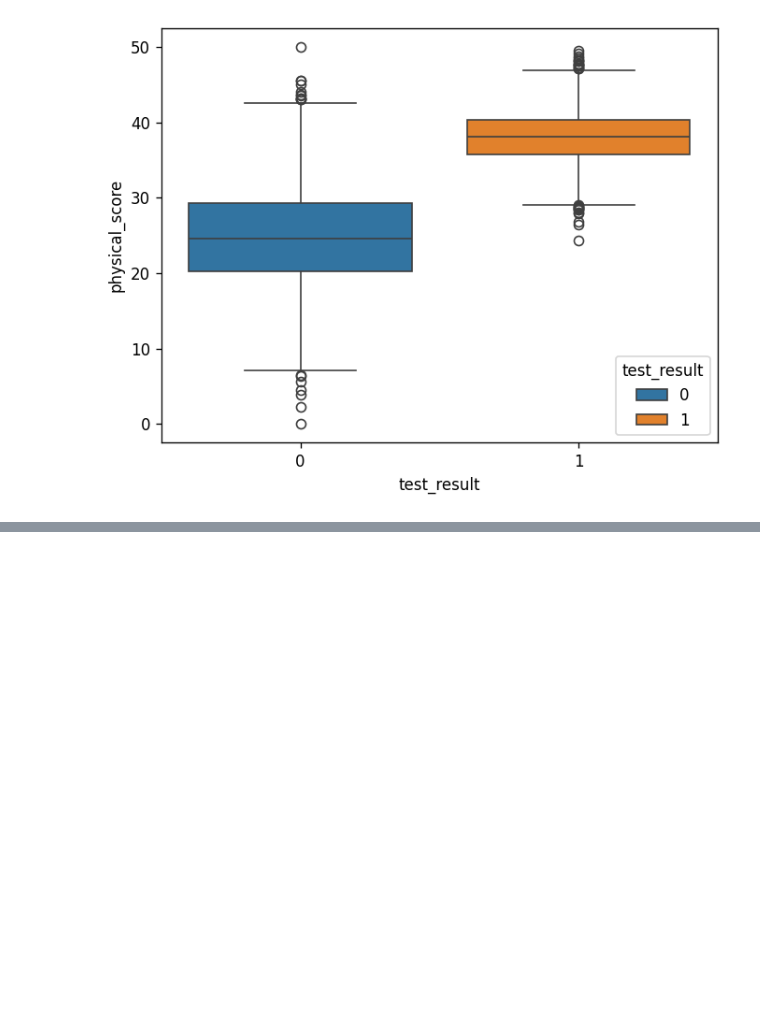
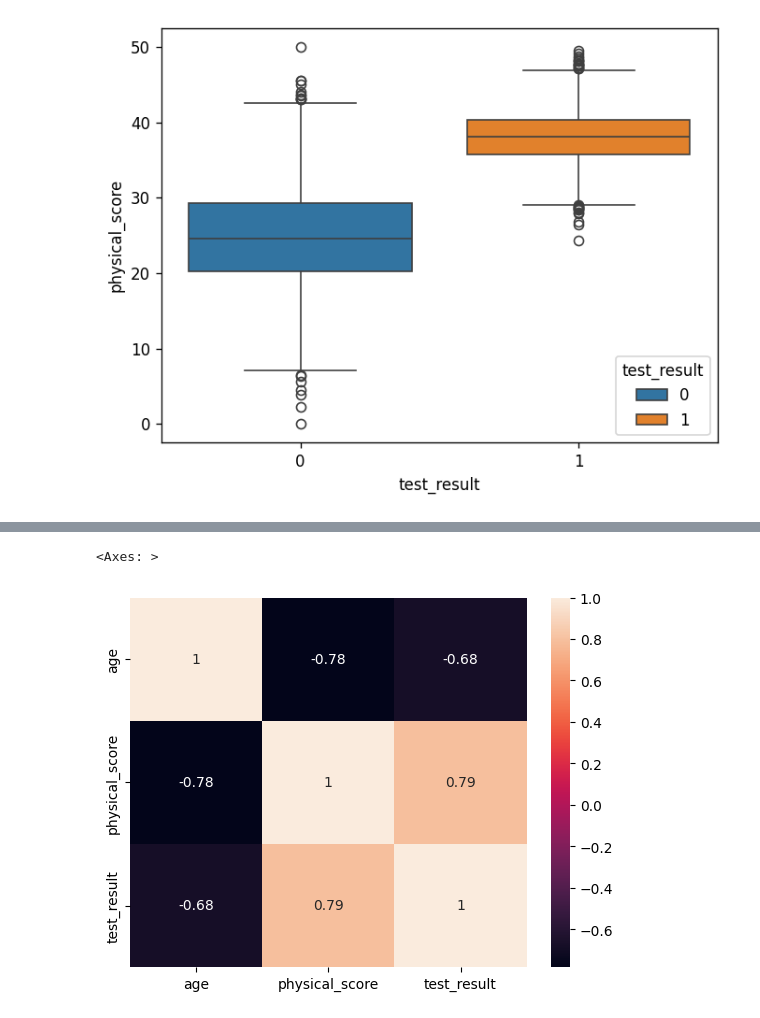
Before and after one commit to AlexTmbMifi/ML_basic, a Jupyter notebook: LogisticReg/LogisticRegAnalysis.ipynb, the cells around one changed output, grey strips where cells are left out. Drawn from its saved outputs; the diff is of its cells as text; code cells hidden in the pictures; blank space fills up the shorter version.

```diff
--- a/LogisticReg/LogisticRegAnalysis.ipynb
+++ b/LogisticReg/LogisticRegAnalysis.ipynb
@@ -64,0 +76,6 @@ sns.boxplot(data=df, x='test_result', y='physical_score', hue='test_result')
+# %%
+# ещё полезная тепловая карта heatmap для корреляции данных
+sns.heatmap(data=df.corr(), annot=True)
+# %% [output]
+<Axes: >
+[figure, added]
```
Also changed, not shown: parts of 4 cells of this notebook.
